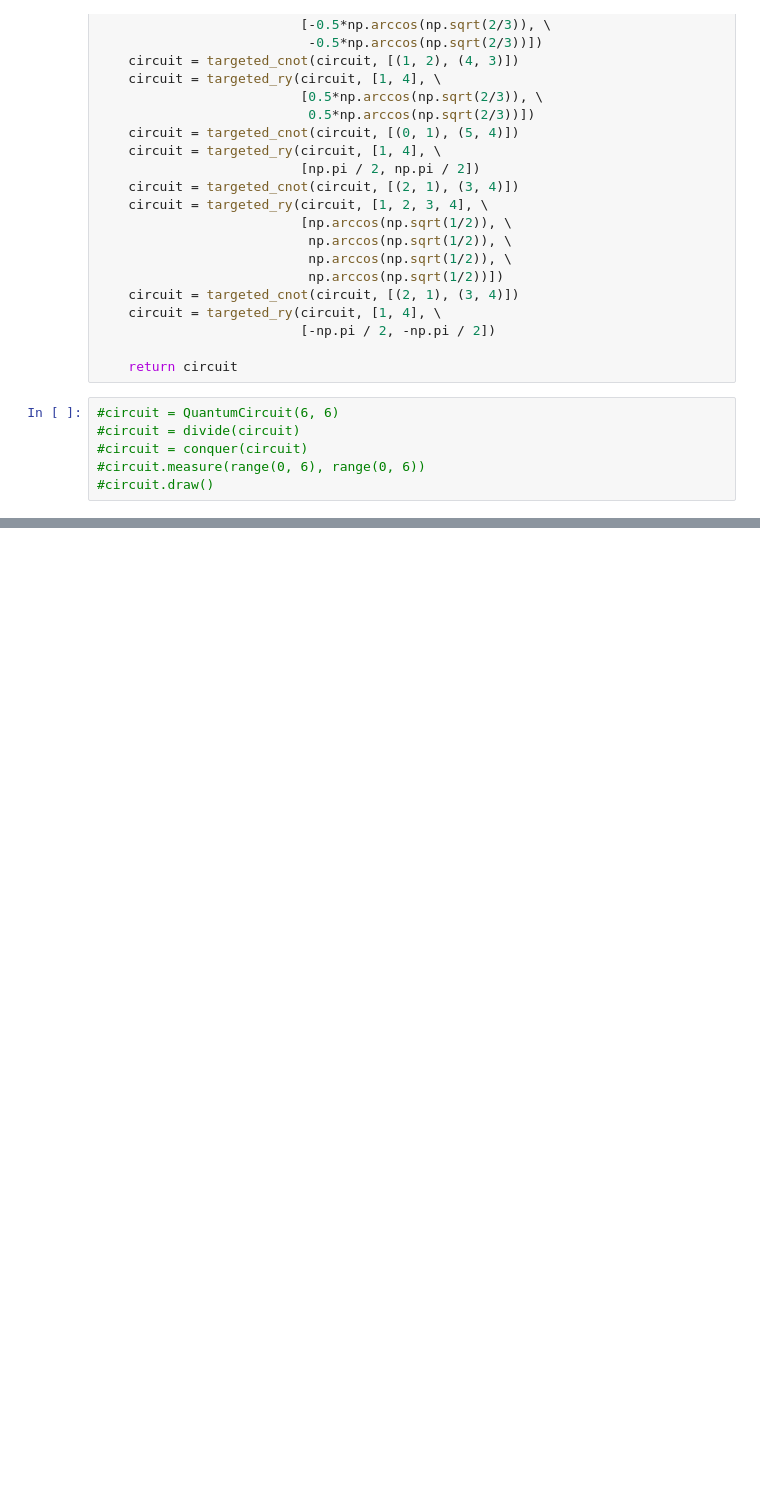
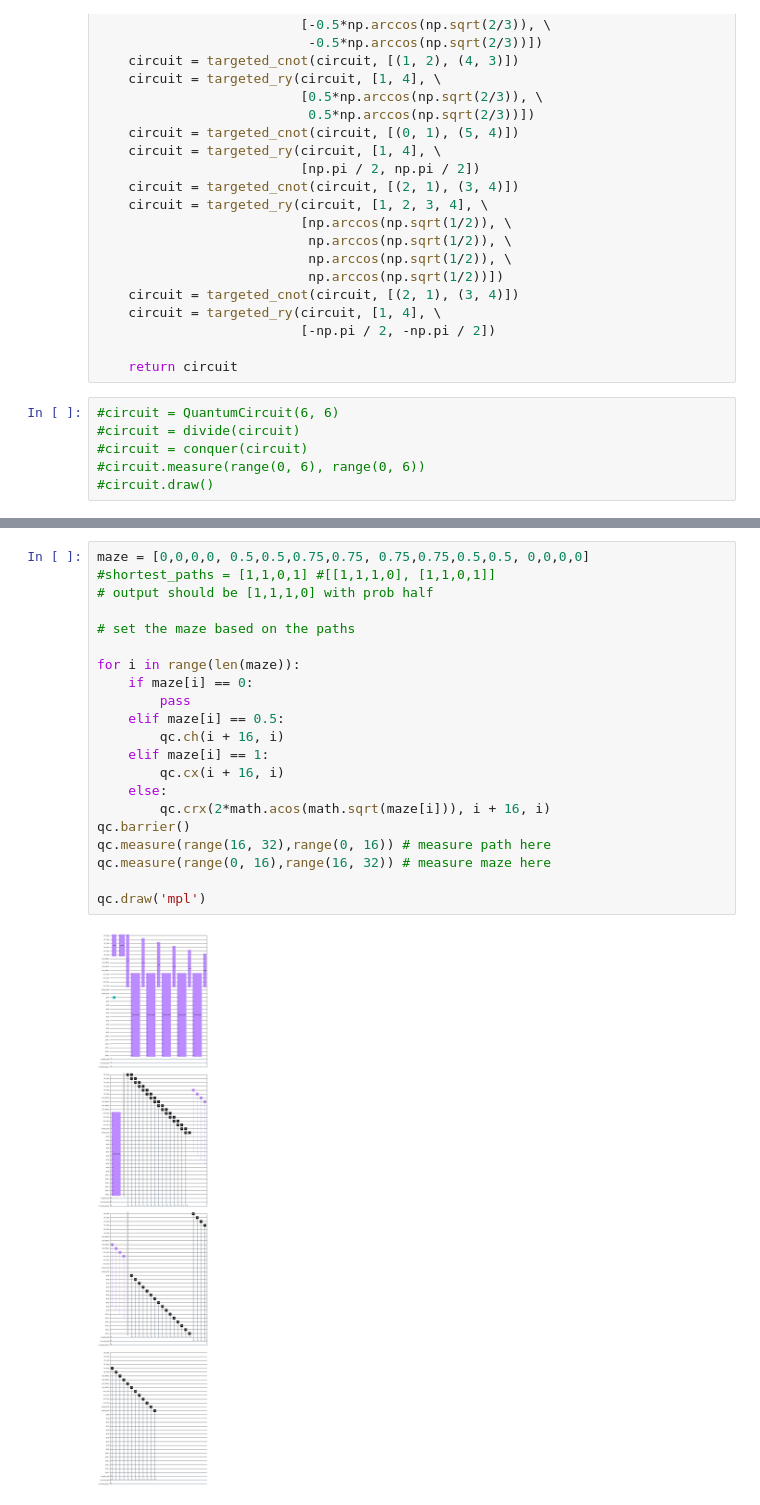
Before and after one commit to bubakazouba/spiny-quantum, a Jupyter notebook: AprilQuantumChallenge.ipynb, the cells around one changed output, grey strips where cells are left out. Cells and saved outputs as stored; diff of their text form; blank space fills up the shorter version.

```diff
--- a/AprilQuantumChallenge.ipynb
+++ b/AprilQuantumChallenge.ipynb
@@ -279,0 +253,23 @@ KeyboardInterrupt:
+# %%
+maze = [0,0,0,0, 0.5,0.5,0.75,0.75, 0.75,0.75,0.5,0.5, 0,0,0,0]
+#shortest_paths = [1,1,0,1] #[[1,1,1,0], [1,1,0,1]]
+# output should be [1,1,1,0] with prob half
+
+# set the maze based on the paths
+
+for i in range(len(maze)):
+    if maze[i] == 0:
+        pass
+    elif maze[i] == 0.5:
+        qc.ch(i + 16, i)
+    elif maze[i] == 1:
+        qc.cx(i + 16, i)
+    else:
+        qc.crx(2*math.acos(math.sqrt(maze[i])), i + 16, i)
+qc.barrier()
+qc.measure(range(16, 32),range(0, 16)) # measure path here
+qc.measure(range(0, 16),range(16, 32)) # measure maze here
+
+qc.draw('mpl')
+# %% [output]
+[figure, added]
```
Also changed, not shown: parts of 7 cells of this notebook.
